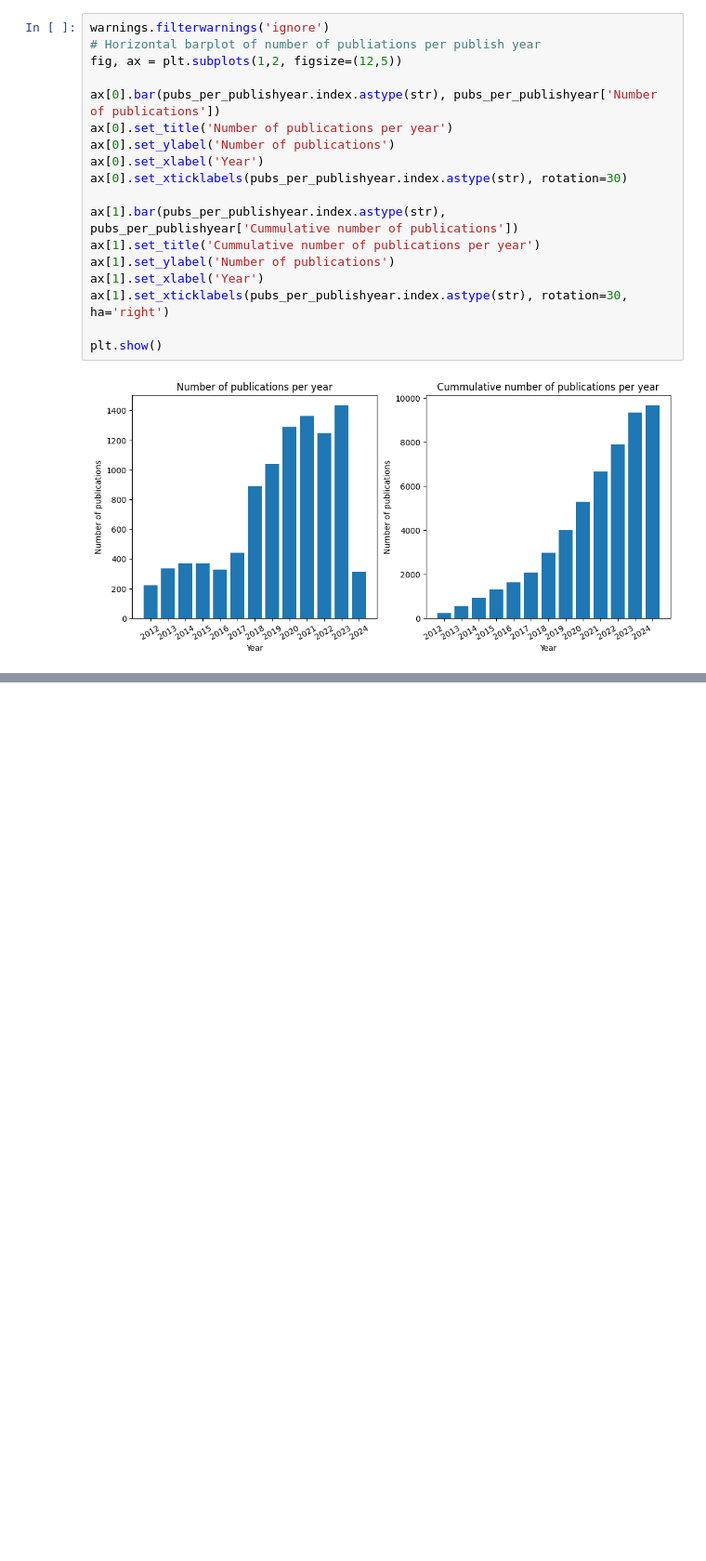
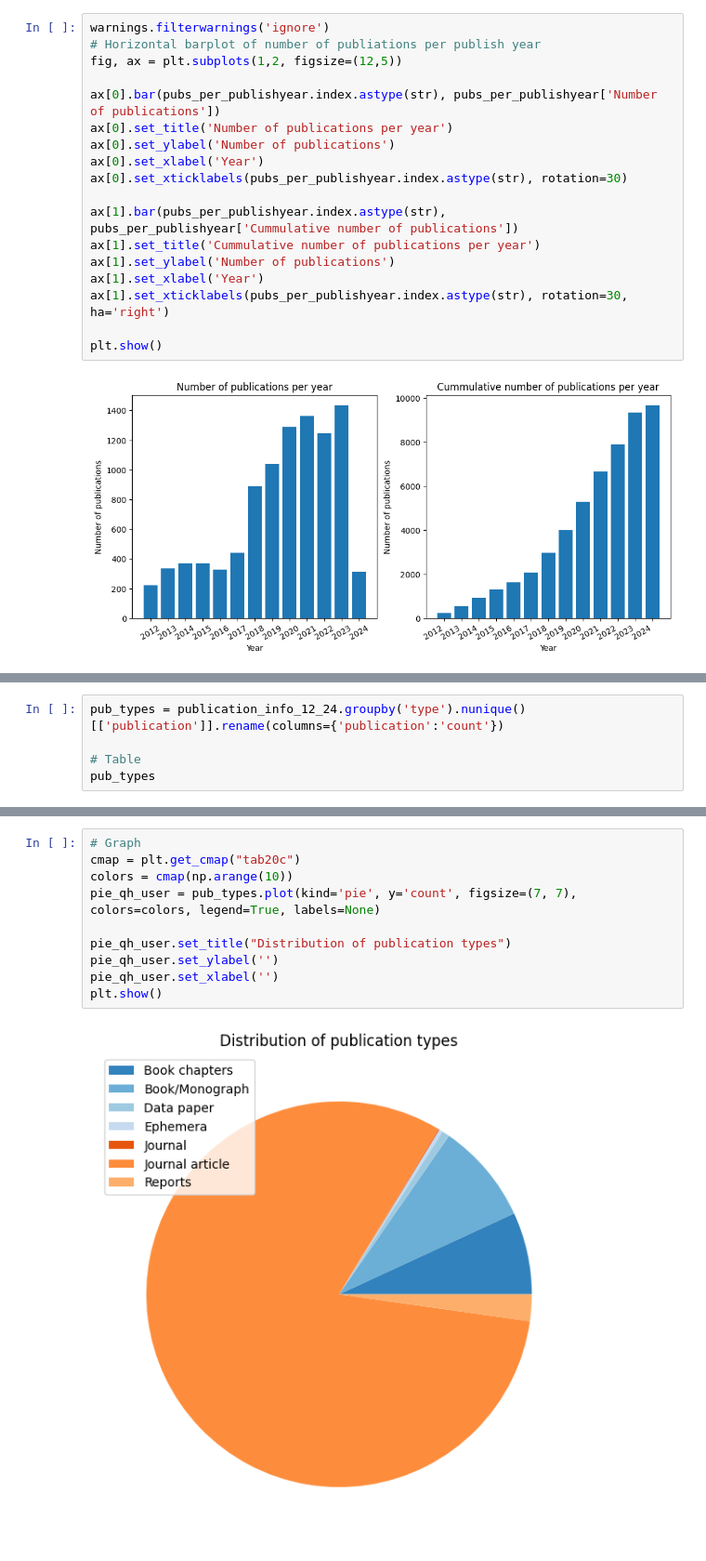
Before and after one commit to lifewatch/user-analysis-2023, a Jupyter notebook: notebooks/1a_publication_number_stats.ipynb, the cells around one changed output, grey strips where cells are left out. Shown at 93% size. Drawn from its saved outputs; the diff is of its cells as text; blank space fills up the shorter version.

Commit message:
Add table & piechart of pub types

```diff
--- a/notebooks/1a_publication_number_stats.ipynb
+++ b/notebooks/1a_publication_number_stats.ipynb
@@ -131,0 +134,5 @@ plt.show()
+# %%
+pub_types = publication_info_12_24.groupby('type').nunique()[['publication']].rename(columns={'publication':'count'})
+
+# Table
+pub_types
@@ -131,0 +149,12 @@ plt.show()
+# %%
+# Graph
+cmap = plt.get_cmap("tab20c")
+colors = cmap(np.arange(10))
+pie_qh_user = pub_types.plot(kind='pie', y='count', figsize=(7, 7), colors=colors, legend=True, labels=None)
+
+pie_qh_user.set_title("Distribution of publication types")
+pie_qh_user.set_ylabel('')
+pie_qh_user.set_xlabel('')
+plt.show()
+# %% [output]
+[figure, added]
```
Also changed, not shown: parts of 2 cells of this notebook.
